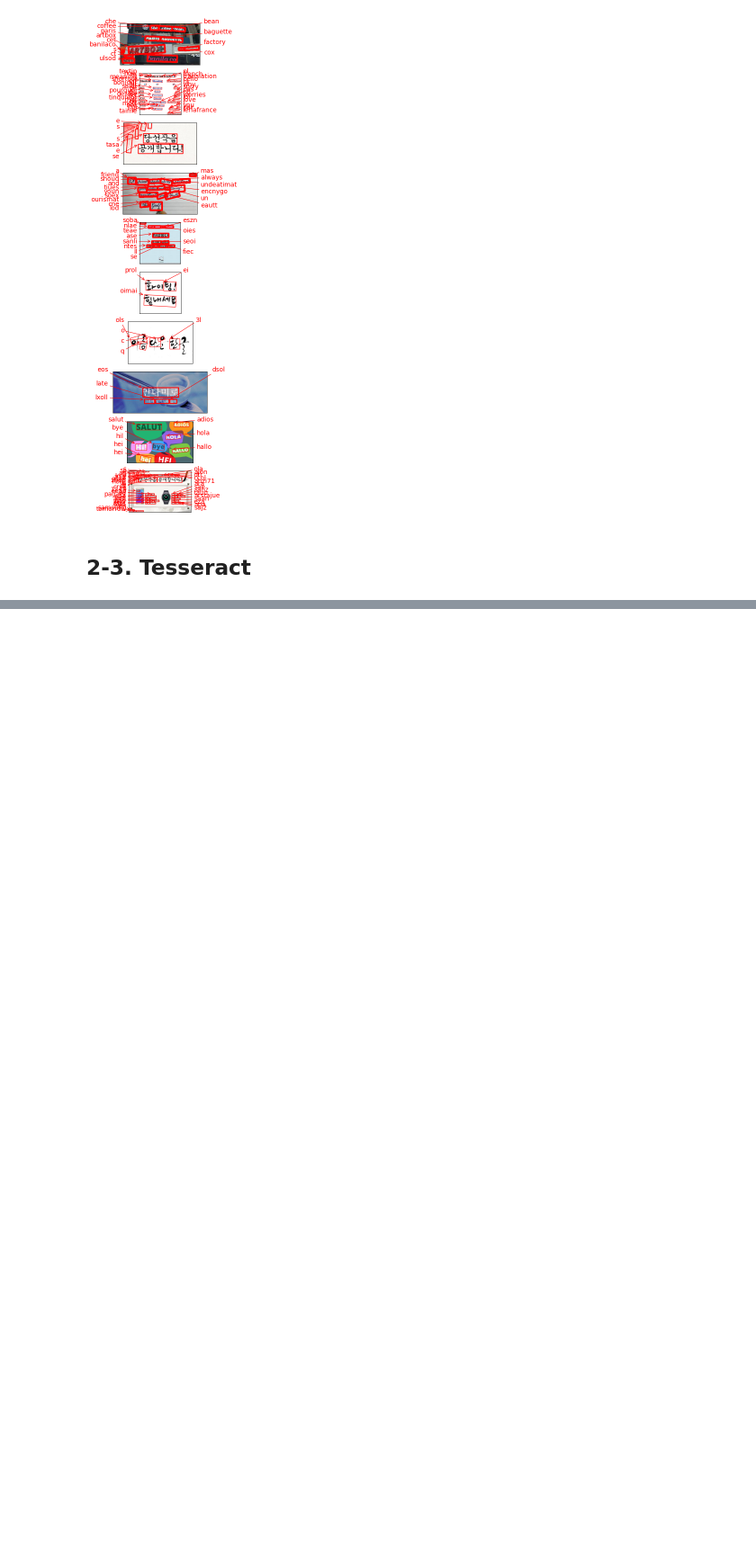
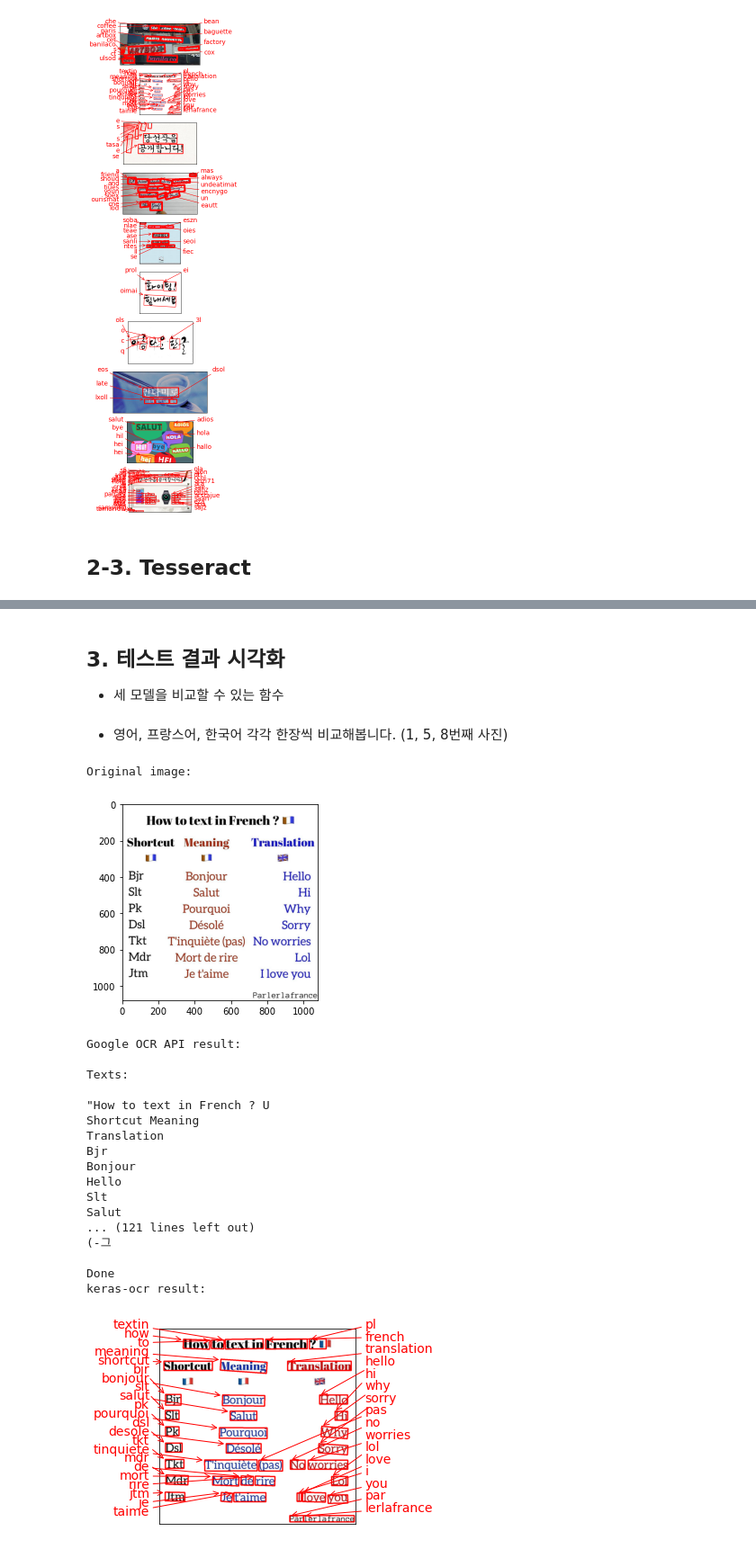
Before and after one commit to miinkang/AI_Project_AIFFEL, a Jupyter notebook: [E-18]OCR.ipynb, the cells around one changed output, grey strips where cells are left out. Shown at 90% size. Drawn from its saved outputs; the diff is of its cells as text; code cells hidden in the pictures; blank space fills up the shorter version.

```diff
--- a/[E-18]OCR.ipynb
+++ b/[E-18]OCR.ipynb
@@ -125,3 +155 @@ import cv2
-# %%
-image = cv2.imread('https://drive.google.com/drive/u/0/folders/16mdkiDH9JdVuufmjxdqdt_RQ29Tkvn6l')
 # %%
@@ -251,18 +264,18 @@ tesseract_result_path
 # %%
-def recognize_images(cropped_image_path_list):
+def recognize_images(cropped_image_path_list, lang='kor'):
     custom_oem_psm_config = r' --oem 3 --psm 7'
 
     for image_path in cropped_image_path_list:
         image = Image.open(image_path)
         recognized_data = pytesseract.image_to_string(
-            image, lang='kor',
+            image, lang=lang,
             config=custom_oem_psm_config,
             output_type=Output.DICT
         )
         print(recognized_data['text'])
     print('Done')
+#     return recognized_data
 
-for cropped_path in tesseract_result_path:
-    recognize_images(tesseract_result_path)
-#     print(cropped_path)
+
+recognize_images(tesseract_result_path)
 # %% [output]
@@ -316,0 +301,9 @@ KeyboardInterrupt:
+# %%
+work_dir = os.getenv('HOME')+'/aiffel/ocr_python/tesseract/eng'
+tesseract_result_path = []
+
+for path in file_path:
+    image_path_list = crop_word_regions(path, work_dir, lang='eng')
+    tesseract_result_path.extend(image_path_list)
+
+recognize_images(image_path_list, lang='eng')
@@ -316,0 +328,45 @@ KeyboardInterrupt:
+# %% [markdown]
+## 3. 테스트 결과 시각화
+- 세 모델을 비교할 수 있는 함수
+# %%
+def ocr_model_comparison(img_idx):
+    print('Original image:')
+    img = cv2.imread(file_path[img_idx], cv2.IMREAD_COLOR)
+    plt.imshow(img)
+    plt.show()
+
+    print('Google OCR API result:\n')
+    detect_text(file_path[img_idx])
+
+    print('Tesseract result:\n')
+    work_dir = os.getenv('HOME')+'/aiffel/ocr_python/tesseract/'+str(img_idx)
+    cropped_image_path = crop_word_regions(file_path[img_idx], work_dir)
+    recognize_images(cropped_image_path)
+
+    print('keras-ocr result:\n')
+    keras_ocr.tools.drawAnnotations(image=images[img_idx], predictions=prediction_groups[img_idx][0])
+# %% [markdown]
+- 영어, 프랑스어, 한국어 각각 한장씩 비교해봅니다. (1, 5, 8번째 사진)
+# %%
+ocr_model_comparison(1)
+# %% [output]
+Original image:
+[figure, added]
+Google OCR API result:
+
+Texts:
+
+"How to text in French ? U
+Shortcut Meaning
+Translation
+Bjr
+Bonjour
+Hello
+Slt
+Salut
+... (121 lines left out)
+(-그
+
+Done
+keras-ocr result:
+[figure, added]
```
Also changed, not shown: parts of 30 cells of this notebook.
